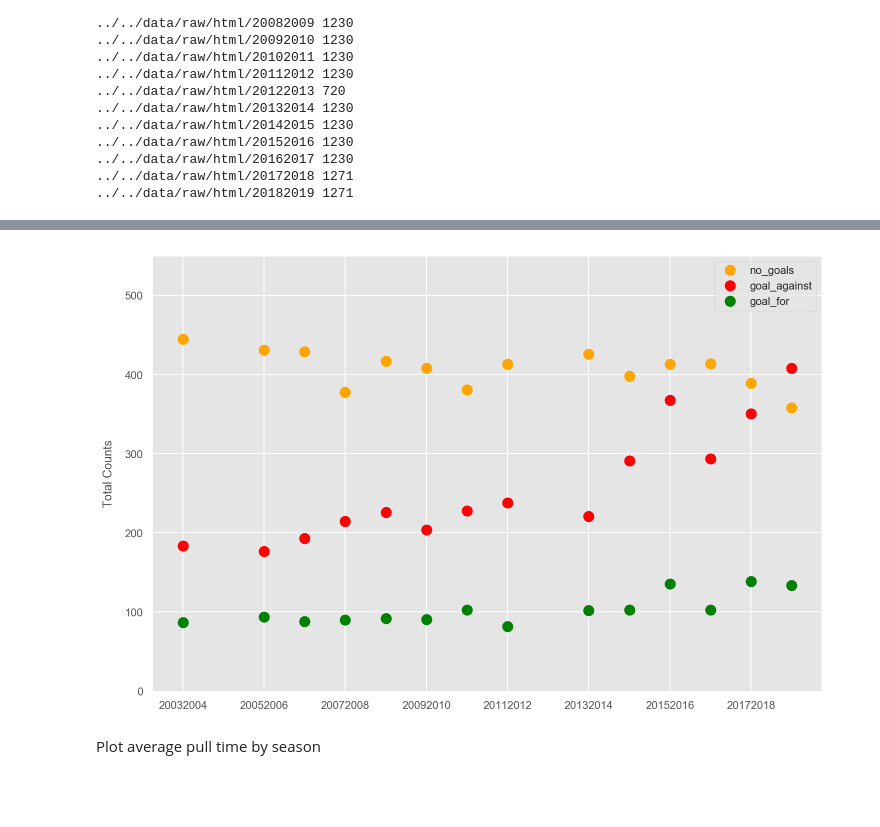
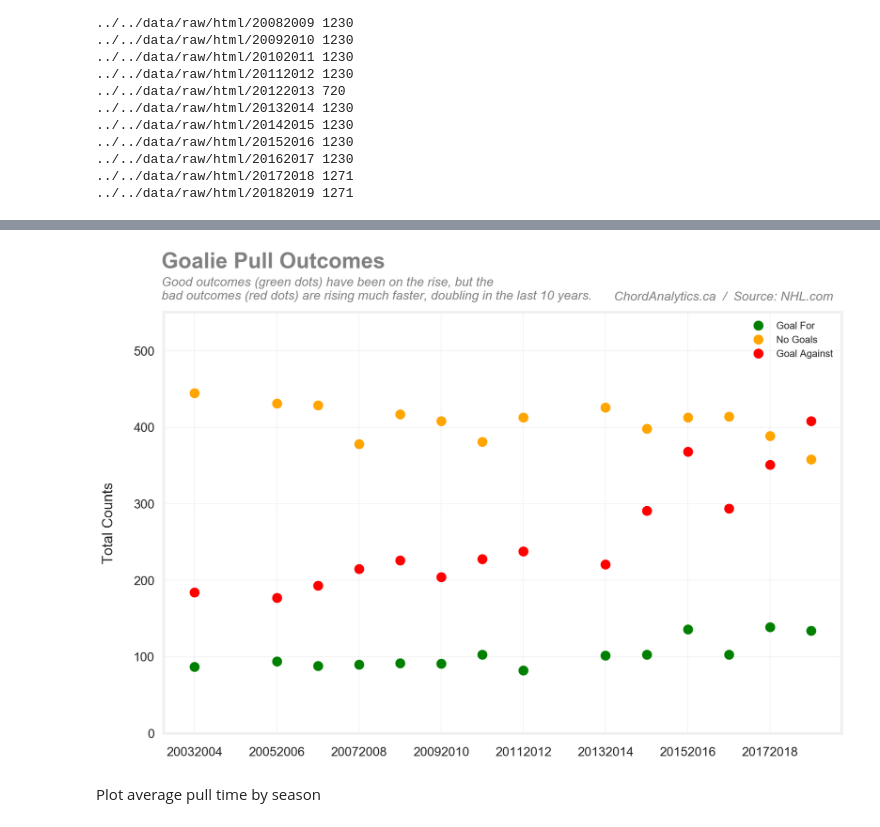
Before and after one commit to zazencodes/nhl-goalie-pull-optimization, a Jupyter notebook: notebooks/src/3_exploratory_analysis_2003-2019.ipynb, the cells around one changed output, grey strips where cells are left out. Drawn from its saved outputs; the diff is of its cells as text; code cells hidden in the pictures; blank space fills up the shorter version.

```diff
--- a/notebooks/src/3_exploratory_analysis_2003-2019.ipynb
+++ b/notebooks/src/3_exploratory_analysis_2003-2019.ipynb
@@ -35,8 +35,18 @@ import seaborn as sns
 %config InlineBackend.figure_format='retina'
 sns.set() # Revert to matplotlib defaults
 plt.rcParams['figure.figsize'] = (12, 8)
-plt.rcParams['axes.labelpad'] = 10
-plt.style.use('ggplot')
+plt.style.use('fivethirtyeight')
+plt.rcParams['grid.alpha'] = 0.2
+plt.rcParams['axes.labelpad'] = 20
+plt.rcParams['ytick.labelsize'] = 14
+plt.rcParams['xtick.labelsize'] = 14
+plt.rcParams['axes.labelsize'] = 16
+plt.rcParams['axes.facecolor'] = 'white'
+plt.rcParams['figure.facecolor'] = 'white'
+plt.rcParams['xtick.major.pad'] = 15
+plt.rcParams['xtick.minor.pad'] = 15
+plt.rcParams['ytick.major.pad'] = 10
+plt.rcParams['ytick.minor.pad'] = 10
 
 def savefig(name):
     plt.savefig(f'../../figures/{name}.png', bbox_inches='tight', dpi=300)
@@ -316,36 +362,57 @@ savefig('goalie_pulls_per_game_by_season')
 # %%
 fig, ax = plt.subplots()
-iterables = zip(['orange', 'red', 'green'],
-                ['no_goals', 'goal_against', 'goal_for'])
+iterables = zip(['green', 'orange', 'red'],
+                ['goal_for', 'no_goals', 'goal_against'])
+
+legend_map = {
+    'no_goals': 'No Goals',
+    'goal_against': 'Goal Against',
+    'goal_for': 'Goal For'
+}
 
 axes = []
 for c, label in iterables:
     m = df.label==label
 
     # Calculate the counts
-    s = df[m].groupby('season').size().sort_index(ascending=True).rename(label).reset_index()
+    s = (df[m].groupby('season').size()
+         .sort_index(ascending=True)
+         .rename(legend_map[label]).reset_index())
 
     # Add data for the missing season
-    s = (s.append({'season': '20042005', label: -999}, ignore_index=True)
+    s = (s.append({'season': '20042005', legend_map[label]: -999}, ignore_index=True)
         .sort_values('season', ascending=True).reset_index(drop=True))
 
-    s.loc[s.season == '20122013', label] = -999
-    s.plot(marker='o', lw=0, ax=ax, ms=10, color=c, label=label)
+    s.loc[s.season == '20122013', legend_map[label]] = -999
+    s.plot(marker='o', lw=0, ax=ax, ms=10, color=c, label=legend_map[label])
     plt.legend()
 
 # ax.set_xticklabels(s.season.tolist());
 ax.set_ylim(0, 550)
 plt.ylabel('Total Counts')
 
 # Assign tick names
 label_map = {str(i): s for i, s in enumerate(s.season.tolist())}
 fig.canvas.draw()
 labels = [lab.get_text() for lab in ax.get_xticklabels()]
 ax.set_xticklabels([label_map.get(lab, '') for lab in labels])
 
+plt.text(x=-0.8, y=608,
+    s='Goalie Pull Outcomes',
+    fontsize=24, color='grey', weight='bold')
+
+plt.text(x=-0.8, y=567,
+    s='Good outcomes (green dots) have been on the rise, but the\nbad outcomes (red dots) are rising much faster, doubling in the last 10 years.',
+    fontsize=14, color='grey', style='italic')
+
+plt.text(x=10.2, y=566,
+    s='ChordAnalytics.ca  /  Source: NHL.com',
+    fontsize=14, color='grey', style='italic')
+
+
 savefig('goalie_pull_outcomes_by_season')
 # %% [output]
-[figure, old version]
+[figure, new version]
 # %% [markdown]
 Plot average pull time by season
 # %%
```
Also changed, not shown: parts of 10 cells of this notebook, 25 other files.
